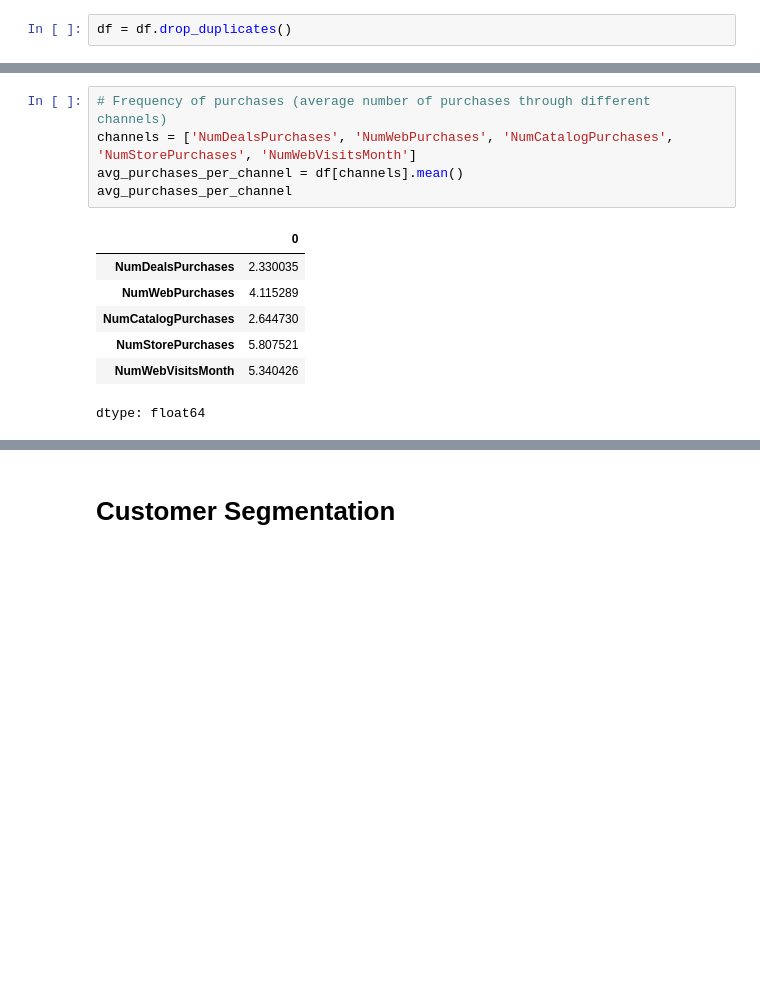
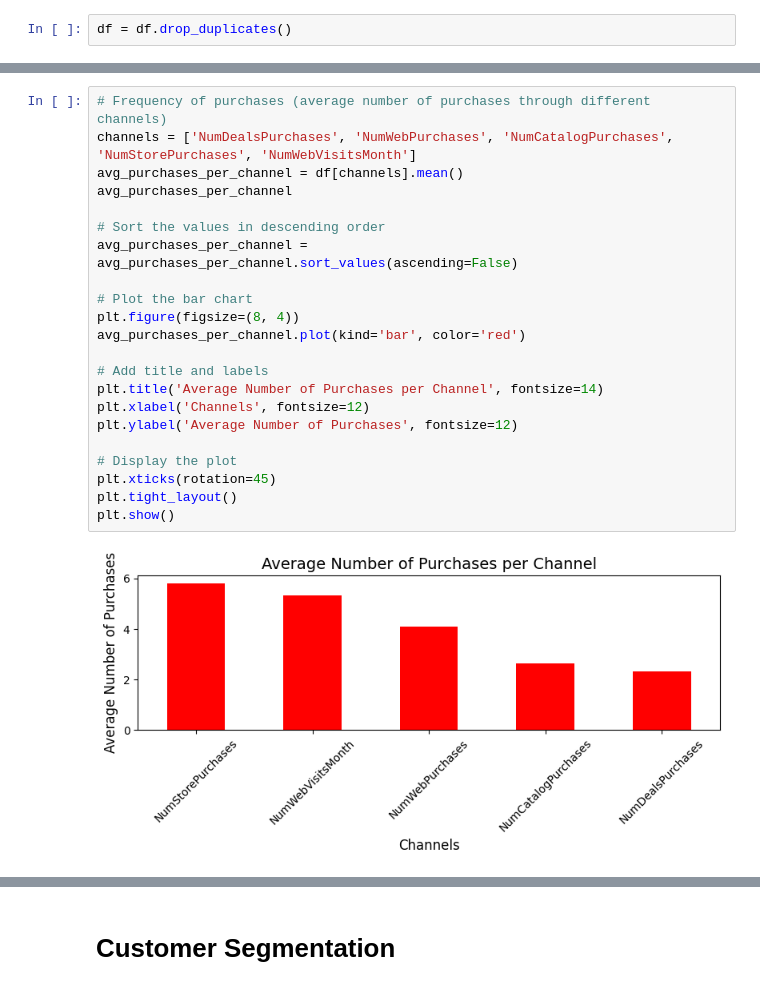
Before and after one commit to Adukemi/OASIS_INFOBYTE, a Jupyter notebook: Project2_L1.ipynb, the cells around one changed output, grey strips where cells are left out. Drawn from its saved outputs; the diff is of its cells as text; blank space fills up the shorter version.

```diff
--- a/Project2_L1.ipynb
+++ b/Project2_L1.ipynb
@@ -143,16 +144,27 @@ Average Purchase Frequency: 0.3023255813953488
-# %%
-# Frequency of purchases (average number of purchases through different channels)
-channels = ['NumDealsPurchases', 'NumWebPurchases', 'NumCatalogPurchases', 'NumStorePurchases', 'NumWebVisitsMonth']
-avg_purchases_per_channel = df[channels].mean()
-avg_purchases_per_channel
-# %% [output]
-|  | 0 |
-| NumDealsPurchases | 2.330035 |
-| NumWebPurchases | 4.115289 |
-| NumCatalogPurchases | 2.644730 |
-| NumStorePurchases | 5.807521 |
-| NumWebVisitsMonth | 5.340426 |
-dtype: float64
+# %%
+# Frequency of purchases (average number of purchases through different channels)
+channels = ['NumDealsPurchases', 'NumWebPurchases', 'NumCatalogPurchases', 'NumStorePurchases', 'NumWebVisitsMonth']
+avg_purchases_per_channel = df[channels].mean()
+avg_purchases_per_channel
+
+# Sort the values in descending order
+avg_purchases_per_channel = avg_purchases_per_channel.sort_values(ascending=False)
+
+# Plot the bar chart
+plt.figure(figsize=(8, 4))
+avg_purchases_per_channel.plot(kind='bar', color='red')
+
+# Add title and labels
+plt.title('Average Number of Purchases per Channel', fontsize=14)
+plt.xlabel('Channels', fontsize=12)
+plt.ylabel('Average Number of Purchases', fontsize=12)
+
+# Display the plot
+plt.xticks(rotation=45)
+plt.tight_layout()
+plt.show()
+# %% [output]
+[figure, added]
 # %%
 # Calculate the average recency
 Avg_recency = df['Recency'].mean()
```
Also changed, not shown: parts of 9 cells of this notebook.
